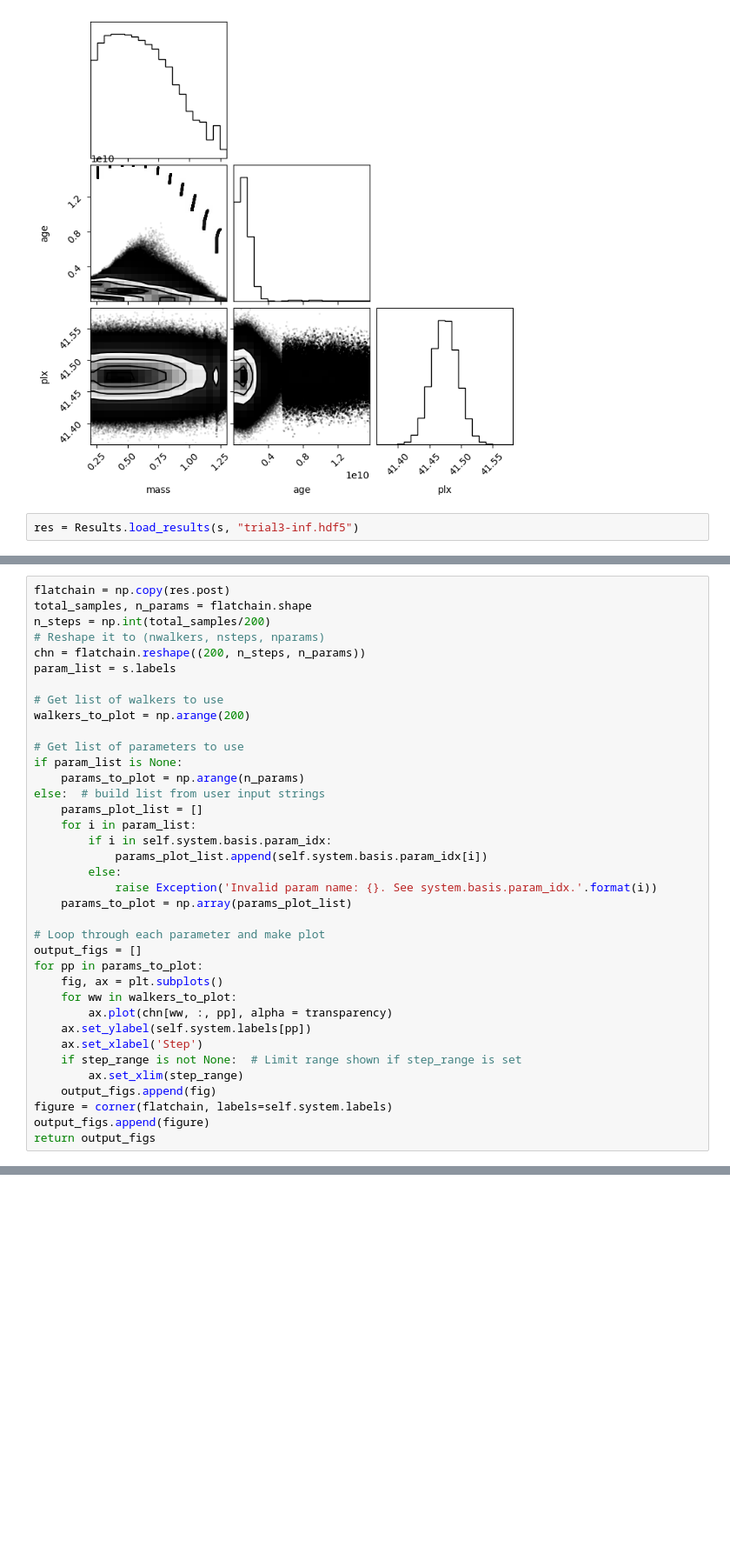
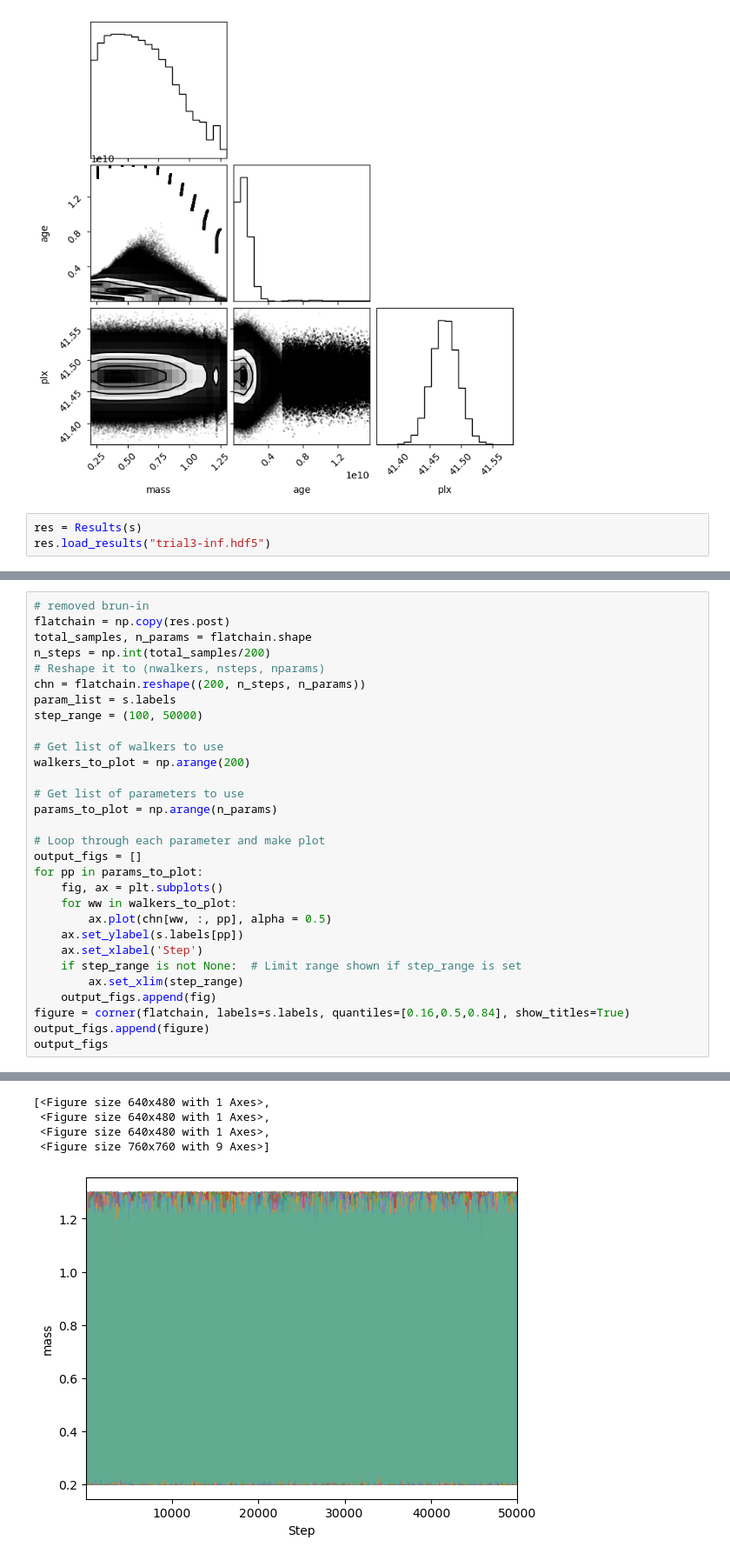
Before and after one commit to ziyyadali/COOLution, a Jupyter notebook: real_data.ipynb, the cells around one changed output, grey strips where cells are left out. Shown at 87% size. Drawn from its saved outputs; the diff is of its cells as text; blank space fills up the shorter version.

```diff
--- a/real_data.ipynb
+++ b/real_data.ipynb
@@ -50,4 +51,5 @@ sampler.examine_chains(transparency=0.3)
 [figure]
 [figure]
 # %%
-res = Results.load_results(s, "trial3-inf.hdf5")
+res = Results(s)
+res.load_results("trial3-inf.hdf5")
@@ -54,37 +66,31 @@ res = Results.load_results(s, "trial3-inf.hdf5")
 # %%
+# removed brun-in
 flatchain = np.copy(res.post)
 total_samples, n_params = flatchain.shape
 n_steps = np.int(total_samples/200)
 # Reshape it to (nwalkers, nsteps, nparams)
 chn = flatchain.reshape((200, n_steps, n_params))
 param_list = s.labels
+step_range = (100, 50000)
 
 # Get list of walkers to use
 walkers_to_plot = np.arange(200)
 
 # Get list of parameters to use
-if param_list is None:
-    params_to_plot = np.arange(n_params)
-else:  # build list from user input strings
-    params_plot_list = []
-    for i in param_list:
-        if i in self.system.basis.param_idx:
-            params_plot_list.append(self.system.basis.param_idx[i])
-        else:
-            raise Exception('Invalid param name: {}. See system.basis.param_idx.'.format(i))
-    params_to_plot = np.array(params_plot_list)
+params_to_plot = np.arange(n_params)
 
 # Loop through each parameter and make plot
 output_figs = []
 for pp in params_to_plot:
     fig, ax = plt.subplots()
     for ww in walkers_to_plot:
-        ax.plot(chn[ww, :, pp], alpha = transparency)
-    ax.set_ylabel(self.system.labels[pp])
+        ax.plot(chn[ww, :, pp], alpha = 0.5)
+    ax.set_ylabel(s.labels[pp])
     ax.set_xlabel('Step')
     if step_range is not None:  # Limit range shown if step_range is set
         ax.set_xlim(step_range)
     output_figs.append(fig)
-figure = corner(flatchain, labels=self.system.labels)
+figure = corner(flatchain, labels=s.labels, quantiles=[0.16,0.5,0.84], show_titles=True)
 output_figs.append(figure)
-return output_figs
+output_figs
+# %% [output]
@@ -90,0 +99,5 @@ return output_figs
+[<Figure size 640x480 with 1 Axes>,
+ <Figure size 640x480 with 1 Axes>,
+ <Figure size 640x480 with 1 Axes>,
+ <Figure size 760x760 with 9 Axes>]
+[figure, added]
```
Also changed, not shown: parts of 4 cells of this notebook, 4 other files.
